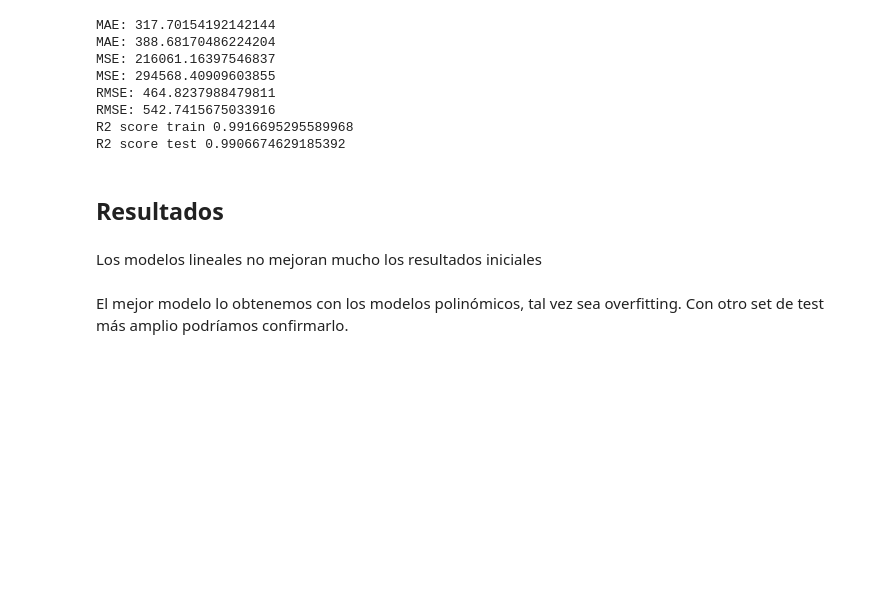
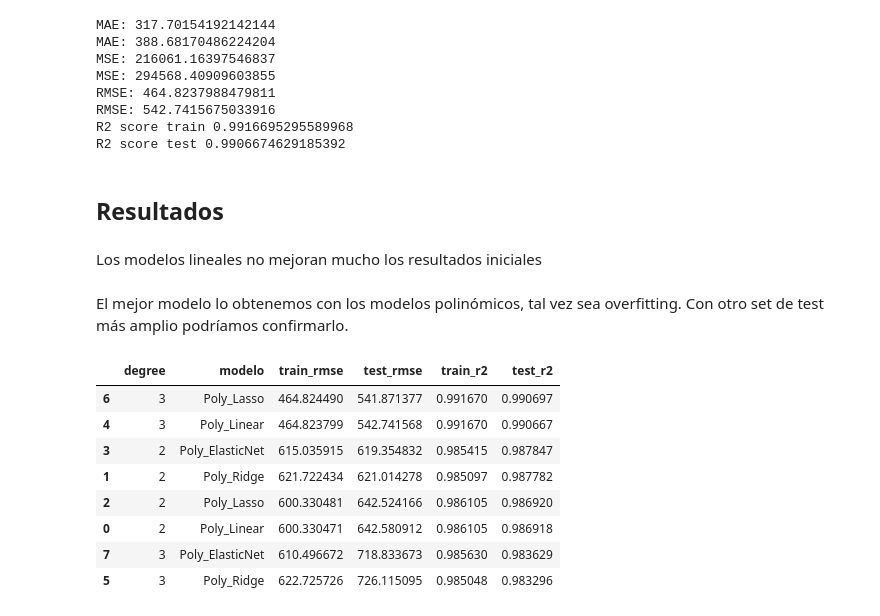
Before and after one commit to urkomen/2026-02-BILBAO-FT-Data-Science, a Jupyter notebook: 3-Machine_Learning/1-Supervisado/1-Regression/3-Regularization/ejercicios/Advertising_RidgeLasso_urko.ipynb, the cells around one changed output. Cells and saved outputs as stored; diff of their text form; code cells hidden in the pictures; blank space fills up the shorter version.

```diff
--- a/3-Machine_Learning/1-Supervisado/1-Regression/3-Regularization/ejercicios/Advertising_RidgeLasso_urko.ipynb
+++ b/3-Machine_Learning/1-Supervisado/1-Regression/3-Regularization/ejercicios/Advertising_RidgeLasso_urko.ipynb
@@ -379,3 +384,50 @@ Los modelos lineales no mejoran mucho los resultados iniciales
 El mejor modelo lo obtenemos con los modelos polinómicos, tal vez sea overfitting. Con otro set de test más amplio podríamos confirmarlo.
 # %%
 # Utiliza todas las celdas que necesites...
+# %%
+from sklearn.linear_model import LinearRegression, Ridge, Lasso, ElasticNet
+
+resultados_poly = []
+
+for degree in [2, 3]:
+    poly = PolynomialFeatures(degree=degree, include_bias=False)
+    X_train_poly = poly.fit_transform(X_train)
+    X_test_poly = poly.transform(X_test)
+
+    scaler = StandardScaler()
+    X_train_poly_scaled = scaler.fit_transform(X_train_poly)
+    X_test_poly_scaled = scaler.transform(X_test_poly)
+
+    modelos = {
+        "Poly_Linear": LinearRegression(),
+        "Poly_Ridge": Ridge(alpha=1.0),
+        "Poly_Lasso": Lasso(alpha=0.01, max_iter=10000),
+        "Poly_ElasticNet": ElasticNet(alpha=0.01, l1_ratio=0.5, max_iter=10000)
+    }
+
+    for nombre, modelo in modelos.items():
+        modelo.fit(X_train_poly_scaled, y_train)
+        y_pred_train = modelo.predict(X_train_poly_scaled)
+        y_pred_test = modelo.predict(X_test_poly_scaled)
+
+        resultados_poly.append({
+            "degree": degree,
+            "modelo": nombre,
+            "train_rmse": np.sqrt(mean_squared_error(y_train, y_pred_train)),
+            "test_rmse": np.sqrt(mean_squared_error(y_test, y_pred_test)),
+            "train_r2": r2_score(y_train, y_pred_train),
+            "test_r2": r2_score(y_test, y_pred_test)
+        })
+
+resultados_poly = pd.DataFrame(resultados_poly).sort_values(by="test_rmse")
+resultados_poly
+# %% [output]
+|  | degree | modelo | train_rmse | test_rmse | train_r2 | test_r2 |
+| 6 | 3 | Poly_Lasso | 464.824490 | 541.871377 | 0.991670 | 0.990697 |
+| 4 | 3 | Poly_Linear | 464.823799 | 542.741568 | 0.991670 | 0.990667 |
+| 3 | 2 | Poly_ElasticNet | 615.035915 | 619.354832 | 0.985415 | 0.987847 |
+| 1 | 2 | Poly_Ridge | 621.722434 | 621.014278 | 0.985097 | 0.987782 |
+| 2 | 2 | Poly_Lasso | 600.330481 | 642.524166 | 0.986105 | 0.986920 |
+| 0 | 2 | Poly_Linear | 600.330471 | 642.580912 | 0.986105 | 0.986918 |
+| 7 | 3 | Poly_ElasticNet | 610.496672 | 718.833673 | 0.985630 | 0.983629 |
+| 5 | 3 | Poly_Ridge | 622.725726 | 726.115095 | 0.985048 | 0.983296 |
```
Also changed, not shown: parts of 2 cells of this notebook, 1 other file.
